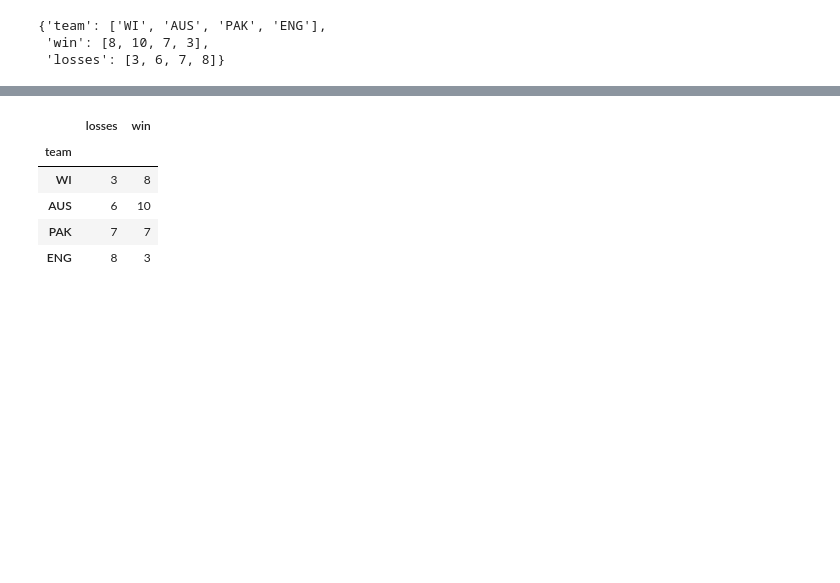
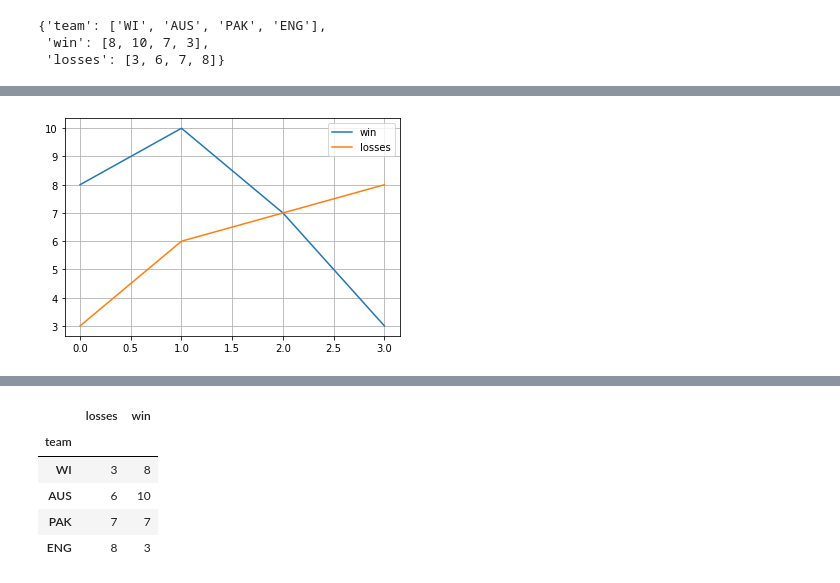
Before and after one commit to anishchapagain/AnishPython, a Jupyter notebook: Notebooks/cricketData.ipynb, the cells around one changed output, grey strips where cells are left out. Cells and saved outputs as stored; diff of their text form; code cells hidden in the pictures; blank space fills up the shorter version.

```diff
--- a/Notebooks/cricketData.ipynb
+++ b/Notebooks/cricketData.ipynb
@@ -38,0 +151,5 @@ df
+# %%
+df.plot(grid=True) #plot values from 'df' or DataFrame
+plt.show() #display the plot that has been created
+# %% [output]
+[figure, added]
```
Also changed, not shown: parts of 107 cells of this notebook, 28 other files.
